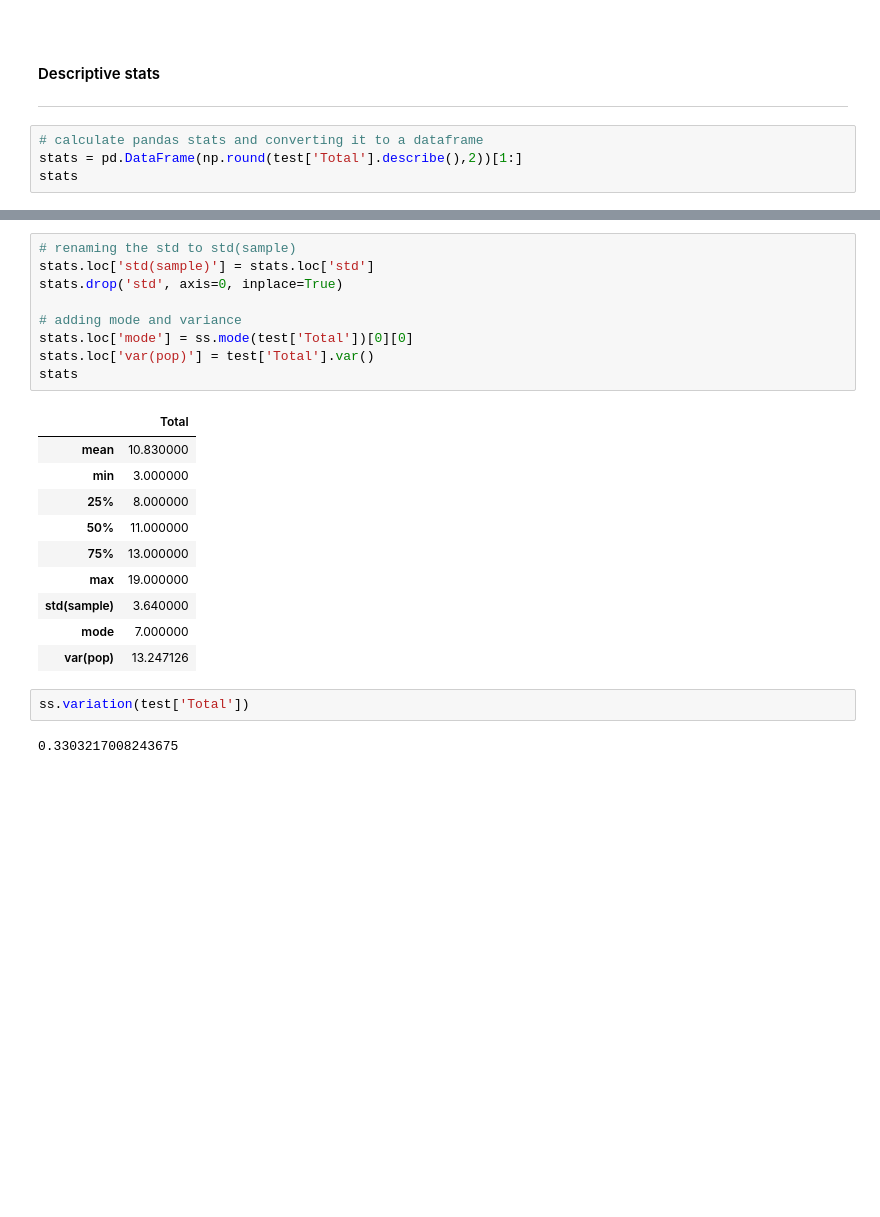
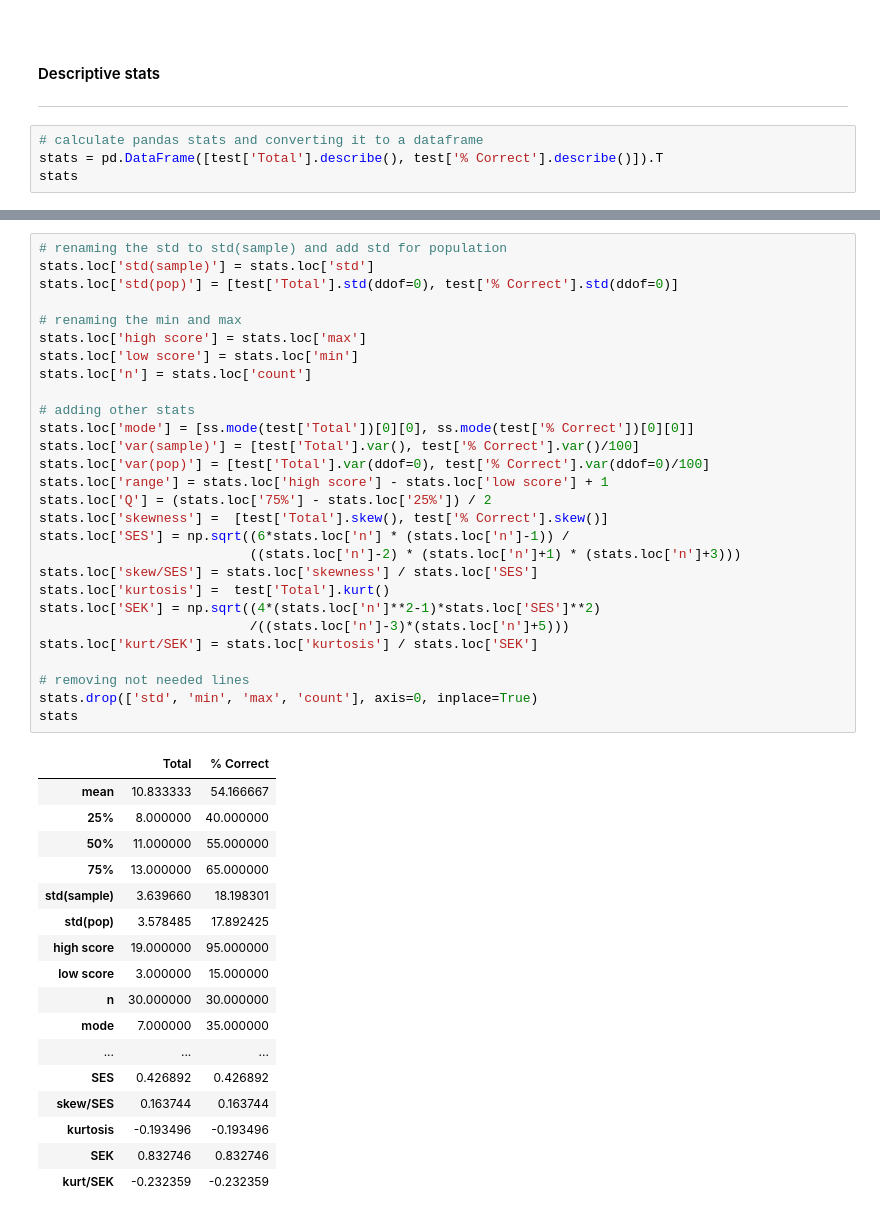
Before and after one commit to olgarozhdestvina/Data-Science-and-Machine-Learning, a Jupyter notebook: Data analytics/Language tests/One test descriptive statistics.ipynb, the cells around one changed output, grey strips where cells are left out. Cells and saved outputs as stored; diff of their text form; blank space fills up the shorter version.

Commit message:
finished all descriptive stats needed for the language test EDA, plotted the total scores with histogram and frequency polygon, save everythig into an excel file

```diff
--- a/Data analytics/Language tests/One test descriptive statistics.ipynb
+++ b/Data analytics/Language tests/One test descriptive statistics.ipynb
@@ -86,6 +89,6 @@ test.head()
 ___
 # %%
 # calculate pandas stats and converting it to a dataframe
-stats = pd.DataFrame(np.round(test['Total'].describe(),2))[1:]
+stats = pd.DataFrame([test['Total'].describe(), test['% Correct'].describe()]).T
 stats
 # %% [output]
@@ -100,24 +104,46 @@ stats
 # %%
-# renaming the std to std(sample)
+# renaming the std to std(sample) and add std for population
 stats.loc['std(sample)'] = stats.loc['std']
-stats.drop('std', axis=0, inplace=True)
+stats.loc['std(pop)'] = [test['Total'].std(ddof=0), test['% Correct'].std(ddof=0)]
 
-# adding mode and variance
-stats.loc['mode'] = ss.mode(test['Total'])[0][0]
-stats.loc['var(pop)'] = test['Total'].var()
+# renaming the min and max
+stats.loc['high score'] = stats.loc['max']
+stats.loc['low score'] = stats.loc['min']
+stats.loc['n'] = stats.loc['count']
+
+# adding other stats
+stats.loc['mode'] = [ss.mode(test['Total'])[0][0], ss.mode(test['% Correct'])[0][0]]
+stats.loc['var(sample)'] = [test['Total'].var(), test['% Correct'].var()/100]
+stats.loc['var(pop)'] = [test['Total'].var(ddof=0), test['% Correct'].var(ddof=0)/100]
+stats.loc['range'] = stats.loc['high score'] - stats.loc['low score'] + 1
+stats.loc['Q'] = (stats.loc['75%'] - stats.loc['25%']) / 2
+stats.loc['skewness'] =  [test['Total'].skew(), test['% Correct'].skew()]
+stats.loc['SES'] = np.sqrt((6*stats.loc['n'] * (stats.loc['n']-1)) /
+                           ((stats.loc['n']-2) * (stats.loc['n']+1) * (stats.loc['n']+3)))
+stats.loc['skew/SES'] = stats.loc['skewness'] / stats.loc['SES']
+stats.loc['kurtosis'] =  test['Total'].kurt()
+stats.loc['SEK'] = np.sqrt((4*(stats.loc['n']**2-1)*stats.loc['SES']**2)
+                           /((stats.loc['n']-3)*(stats.loc['n']+5)))
+stats.loc['kurt/SEK'] = stats.loc['kurtosis'] / stats.loc['SEK']
+
+# removing not needed lines
+stats.drop(['std', 'min', 'max', 'count'], axis=0, inplace=True)
 stats
 # %% [output]
-|  | Total |
-| mean | 10.830000 |
-| min | 3.000000 |
-| 25% | 8.000000 |
-| 50% | 11.000000 |
-| 75% | 13.000000 |
-| max | 19.000000 |
-| std(sample) | 3.640000 |
-| mode | 7.000000 |
-| var(pop) | 13.247126 |
+|  | Total | % Correct |
+| mean | 10.833333 | 54.166667 |
+| 25% | 8.000000 | 40.000000 |
+| 50% | 11.000000 | 55.000000 |
+| 75% | 13.000000 | 65.000000 |
+| std(sample) | 3.639660 | 18.198301 |
+| std(pop) | 3.578485 | 17.892425 |
+| high score | 19.000000 | 95.000000 |
+| low score | 3.000000 | 15.000000 |
+| n | 30.000000 | 30.000000 |
+| mode | 7.000000 | 35.000000 |
+| ... | ... | ... |
+| SES | 0.426892 | 0.426892 |
+| skew/SES | 0.163744 | 0.163744 |
+| kurtosis | -0.193496 | -0.193496 |
+| SEK | 0.832746 | 0.832746 |
+| kurt/SEK | -0.232359 | -0.232359 |
-# %%
-ss.variation(test['Total'])
-# %% [output]
-0.3303217008243675
```
Also changed, not shown: parts of 11 cells of this notebook, 1 other file.
